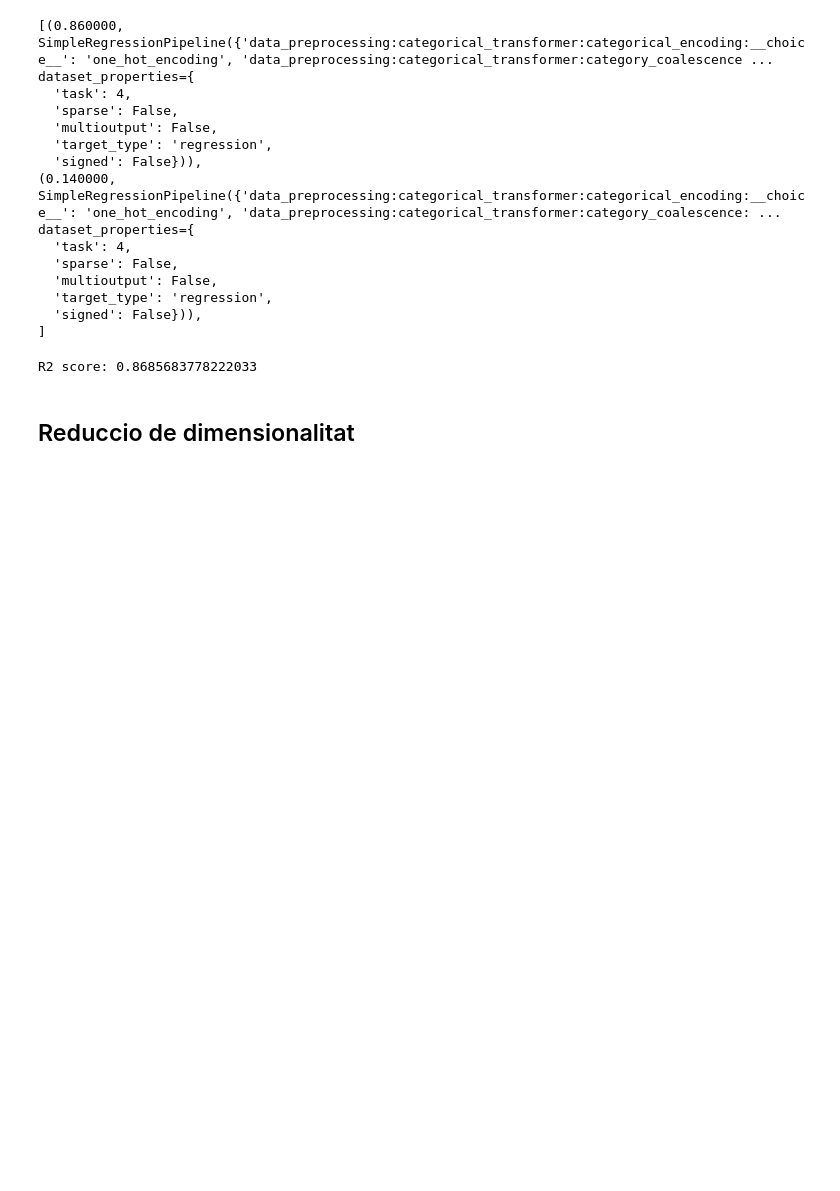
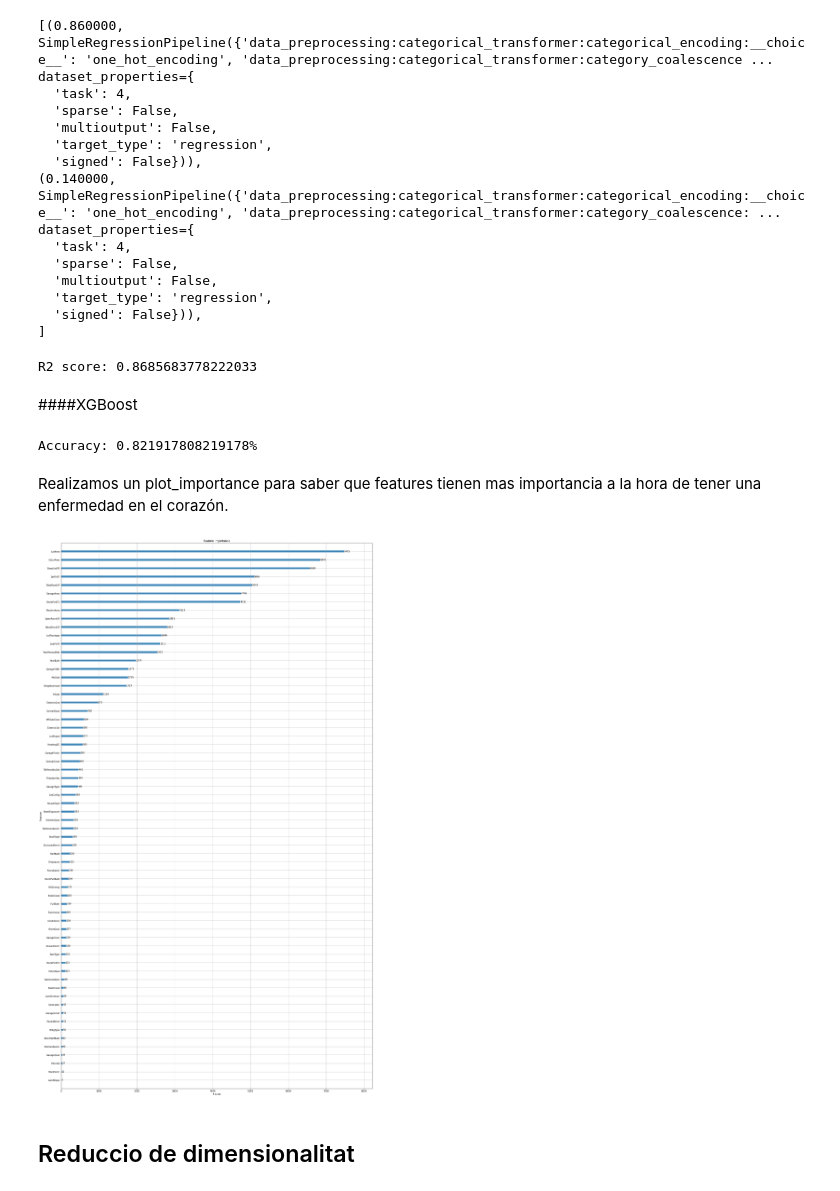
Before and after one commit to marcbonastre/RepoTestGroup3, a Jupyter notebook: PROYECTO_FINAL/Notebooks/BT_MLT_AmesHouse.ipynb, the cells around one changed output. Cells and saved outputs as stored; diff of their text form; code cells hidden in the pictures; blank space fills up the shorter version.

Commit message:
Añado XGBoost

```diff
--- a/PROYECTO_FINAL/Notebooks/BT_MLT_AmesHouse.ipynb
+++ b/PROYECTO_FINAL/Notebooks/BT_MLT_AmesHouse.ipynb
@@ -529,3 +528,5 @@ predictions_automl = automl.predict(x_test)
 print("R2 score:", sklearn.metrics.r2_score(y_test, predictions_automl))
 # %% [output]
 R2 score: 0.8685683778222033
+# %% [markdown]
+####XGBoost
@@ -532,3 +536,24 @@ R2 score: 0.8685683778222033
+# %%
+# Entrenamos el modelo
+XGB = xgb.XGBClassifier()
+XGB.fit(x_train, y_train)
+
+# Hacemos las predicciones
+y_pred_XGB = XGB.predict(x_test)
+
+# Evaluamos las predicciones
+accuracy_XGB = accuracy_score(y_test, y_pred_XGB)
+print("Accuracy: %.15f%%" % (accuracy_XGB * 100.0))
+# %% [output]
+Accuracy: 0.821917808219178%
+# %% [markdown]
+Realizamos un plot_importance para saber que features tienen mas importancia a la hora de tener una enfermedad en el corazón.
+# %%
+xgb.plot_importance(XGB)
+plt.rcParams['figure.figsize'] = [15,20]
+plt.show()
+# %% [output]
+[figure, added]
 # %% [markdown]
 ## Reduccio de dimensionalitat
 # %% [markdown]
```
Also changed, not shown: parts of 2 cells of this notebook.
